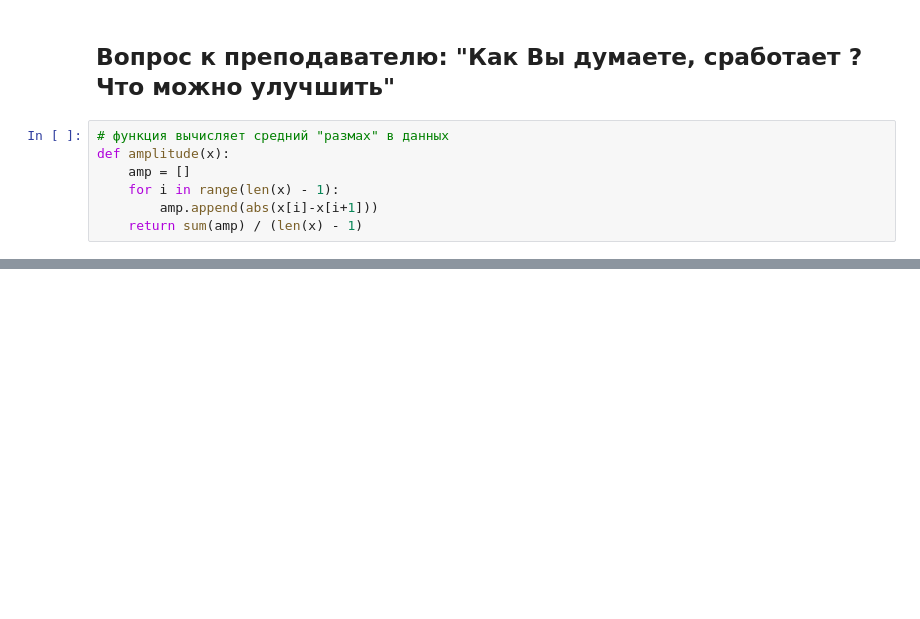
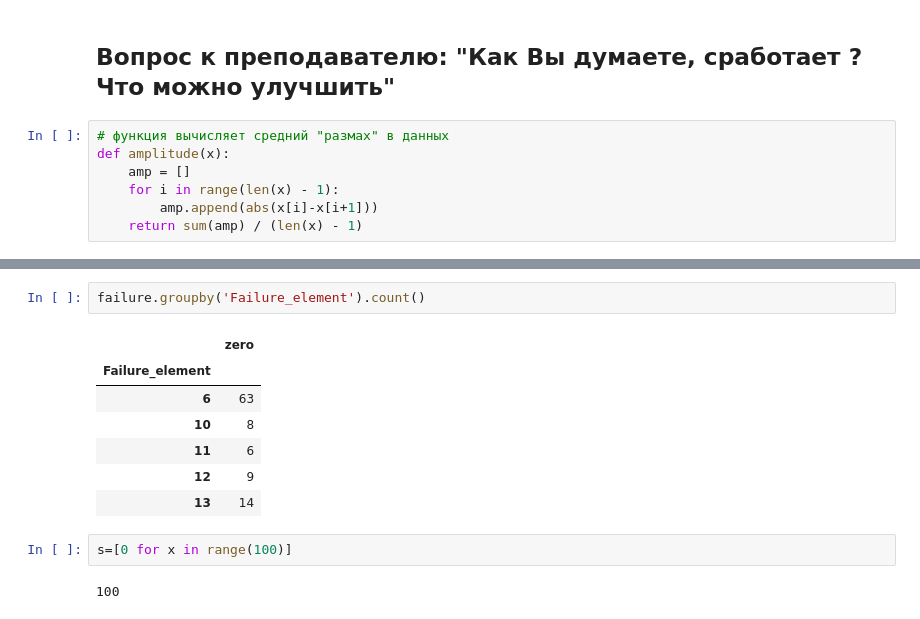
Before and after one commit to ikucherevsky/netology_diplom, a Jupyter notebook: version_2.ipynb, the cells around one changed output, grey strips where cells are left out. Cells and saved outputs as stored; diff of their text form; blank space fills up the shorter version.

```diff
--- a/version_2.ipynb
+++ b/version_2.ipynb
@@ -315,0 +349,14 @@ def amplitude(x):
+# %%
+failure.groupby('Failure_element').count()
+# %% [output]
+|  | zero |
+| Failure_element |  |
+| 6 | 63 |
+| 10 | 8 |
+| 11 | 6 |
+| 12 | 9 |
+| 13 | 14 |
+# %%
+s=[0 for x in range(100)]
+# %% [output]
+100
```
Also changed, not shown: parts of 6 cells of this notebook, 4 other files.
